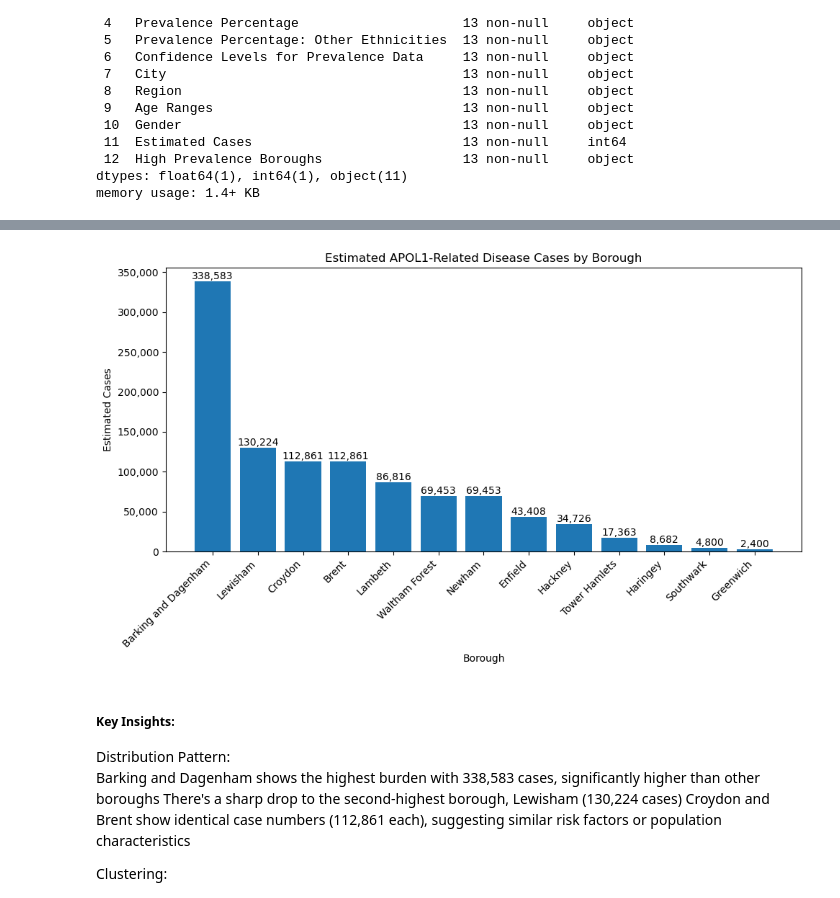
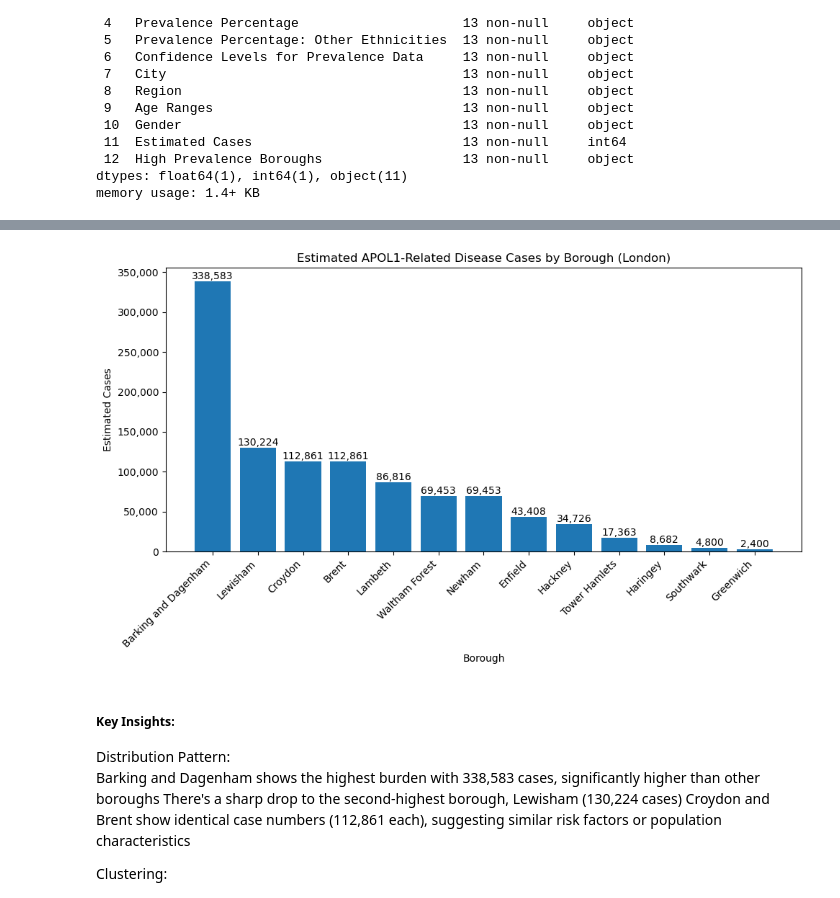
Before and after one commit to CesarChaparro1974/Dashboard-Development-for-Apol1-patients-in-UK, a Jupyter notebook: Project/notebook.ipynb, the cells around one changed output, grey strips where cells are left out. Drawn from its saved outputs; the diff is of its cells as text; code cells hidden in the pictures.

```diff
--- a/Project/notebook.ipynb
+++ b/Project/notebook.ipynb
@@ -203,35 +396,35 @@ plt.figure(figsize=(10, 6))
 # Group data by 'High Prevalence Boroughs' and sum the 'Estimated Cases'
 df_aggregated = correlated_disease_london.groupby('High Prevalence Boroughs')['Estimated Cases'].sum().reset_index()
 
 # Sort data by estimated cases in descending order
 df_sorted = correlated_disease_london.sort_values('Estimated Cases', ascending=False)
 
 # Create bar plot
 bars = plt.bar(df_sorted['High Prevalence Boroughs'], df_sorted['Estimated Cases'])
 
 # Add value labels on top of each bar
 for bar in bars:
     height = bar.get_height()
     plt.text(bar.get_x() + bar.get_width()/2., height,
              f'{int(height):,}',
              ha='center', va='bottom')
 
 # Customize the plot
-plt.title('Estimated APOL1-Related Disease Cases by Borough')
+plt.title('Estimated APOL1-Related Disease Cases by Borough (London)')
 plt.xlabel('Borough')
 plt.ylabel('Estimated Cases')
 
 # Rotate x-axis labels for better readability
 plt.xticks(rotation=45, ha='right')
 
 # Format y-axis with comma separator
 plt.gca().yaxis.set_major_formatter(plt.FuncFormatter(lambda x, p: f'{int(x):,}'))
 
 # Adjust layout to prevent text cutoff
 plt.tight_layout()
 plt.show()
 # %% [output]
-[figure, old version]
+[figure, new version]
 # %% [markdown]
 ##### Key Insights:
 Distribution Pattern:<br>
```
Also changed, not shown: parts of 66 cells of this notebook, 6 other files.
